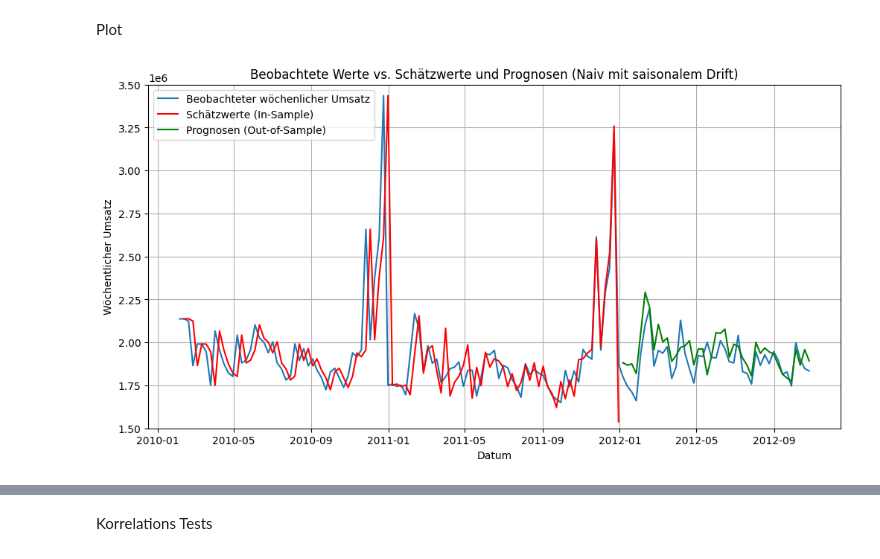
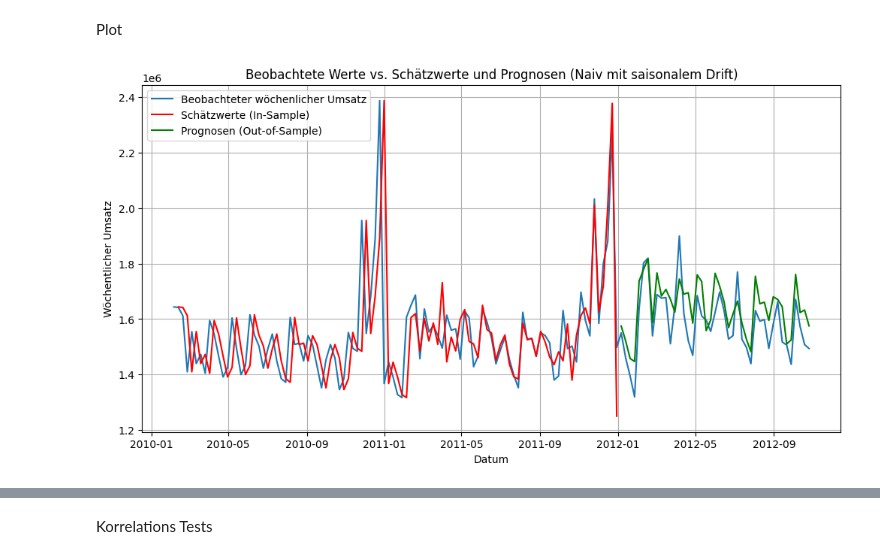
Before and after one commit to netalivo/Bachelor, a Jupyter notebook: main_single_store_additive.ipynb, the cells around one changed output, grey strips where cells are left out. Saved outputs shown, nothing was run; the diff lists cells and outputs as text; code cells hidden in the pictures.

```diff
--- a/main_single_store_additive.ipynb
+++ b/main_single_store_additive.ipynb
@@ -24,7 +24,7 @@ df.columns = df.columns.str.lower()
 1 Store wählen
 # %%
 # Filtern nach Store
-store_number = 2
+store_number = 1
 store = df[df['store'] == store_number].copy()
 
 # Datum als Index setzen
@@ -83,17 +83,17 @@ Plot
 # %%
 plt.figure(figsize=(12, 6))
 plt.plot(sales, label='Beobachteter wöchenlicher Umsatz')
 plt.plot(fitted_values, color='red', label='Schätzwerte (In-Sample)')
 plt.plot(fitted_values_oos, color='green', label='Prognosen (Out-of-Sample)')
 plt.title('Beobachtete Werte vs. Schätzwerte und Prognosen (Naiv mit saisonalem Drift)')
 plt.xlabel('Datum')
 plt.ylabel('Wöchentlicher Umsatz')
 plt.legend()
 plt.grid(True)
-plt.ylim(1500000, 3500000)
+#plt.ylim(1500000, 3500000)
 plt.show()
 # %% [output]
-[figure, old version]
+[figure, new version]
 # %%
 pd.set_option('display.max_rows', None)
 non_nan_count = resid.count()
```
Also changed, not shown: parts of 9 cells of this notebook, 8 other files.
